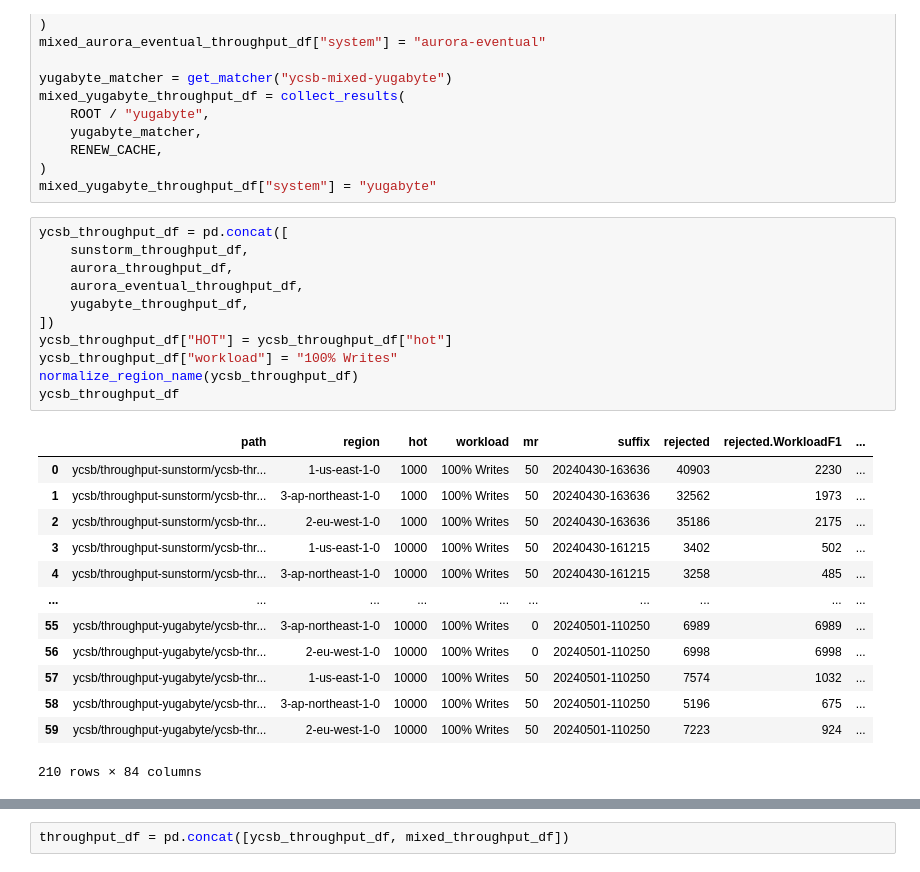
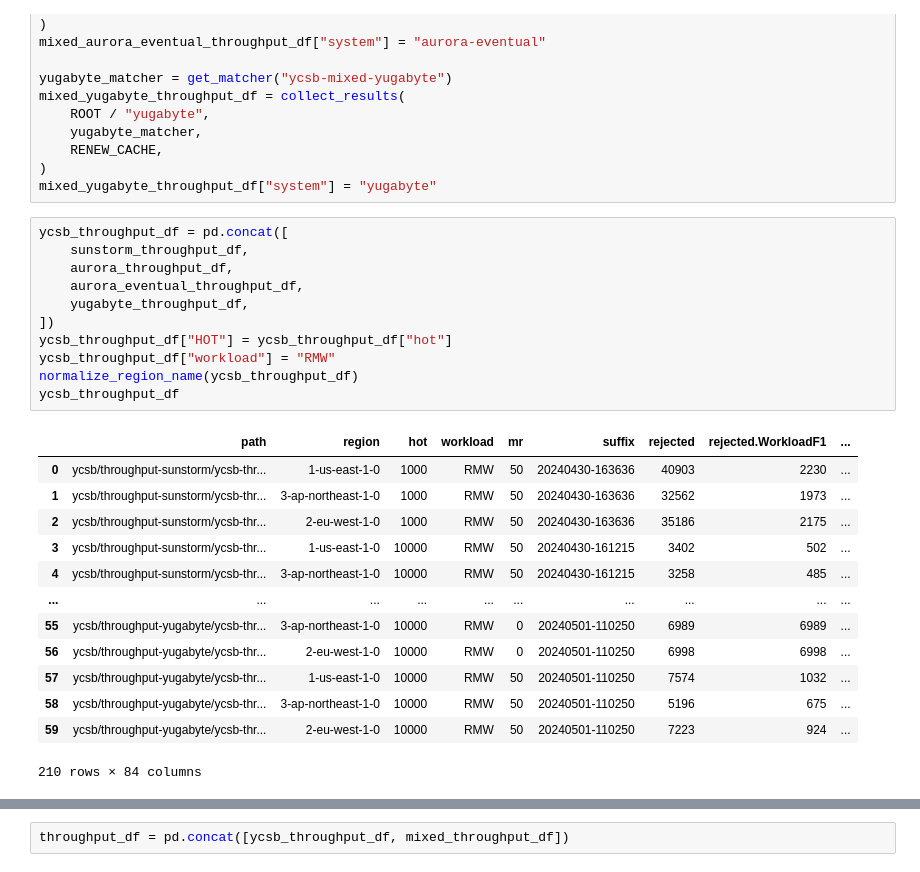
Before and after one commit to ctring/sunstorm-analysis, a Jupyter notebook: combined.ipynb, the cells around one changed output, grey strips where cells are left out. Drawn from its saved outputs; the diff is of its cells as text.

```diff
--- a/combined.ipynb
+++ b/combined.ipynb
@@ -107,27 +107,27 @@ mixed_yugabyte_throughput_df["system"] = "yugabyte"
 # %%
 ycsb_throughput_df = pd.concat([
     sunstorm_throughput_df,
     aurora_throughput_df,
     aurora_eventual_throughput_df,
     yugabyte_throughput_df,
 ])
 ycsb_throughput_df["HOT"] = ycsb_throughput_df["hot"]
-ycsb_throughput_df["workload"] = "100% Writes"
+ycsb_throughput_df["workload"] = "RMW"
 normalize_region_name(ycsb_throughput_df)
 ycsb_throughput_df
 # %% [output]
 |  | path | region | hot | workload | mr | suffix | rejected | rejected.WorkloadF1 | ... |
-| 0 | ycsb/throughput-sunstorm/ycsb-thr... | 1-us-east-1-0 | 1000 | 100% Writes | 50 | 20240430-163636 | 40903 | 2230 | ... |
-| 1 | ycsb/throughput-sunstorm/ycsb-thr... | 3-ap-northeast-1-0 | 1000 | 100% Writes | 50 | 20240430-163636 | 32562 | 1973 | ... |
-| 2 | ycsb/throughput-sunstorm/ycsb-thr... | 2-eu-west-1-0 | 1000 | 100% Writes | 50 | 20240430-163636 | 35186 | 2175 | ... |
-| 3 | ycsb/throughput-sunstorm/ycsb-thr... | 1-us-east-1-0 | 10000 | 100% Writes | 50 | 20240430-161215 | 3402 | 502 | ... |
-| 4 | ycsb/throughput-sunstorm/ycsb-thr... | 3-ap-northeast-1-0 | 10000 | 100% Writes | 50 | 20240430-161215 | 3258 | 485 | ... |
+| 0 | ycsb/throughput-sunstorm/ycsb-thr... | 1-us-east-1-0 | 1000 | RMW | 50 | 20240430-163636 | 40903 | 2230 | ... |
+| 1 | ycsb/throughput-sunstorm/ycsb-thr... | 3-ap-northeast-1-0 | 1000 | RMW | 50 | 20240430-163636 | 32562 | 1973 | ... |
+| 2 | ycsb/throughput-sunstorm/ycsb-thr... | 2-eu-west-1-0 | 1000 | RMW | 50 | 20240430-163636 | 35186 | 2175 | ... |
+| 3 | ycsb/throughput-sunstorm/ycsb-thr... | 1-us-east-1-0 | 10000 | RMW | 50 | 20240430-161215 | 3402 | 502 | ... |
+| 4 | ycsb/throughput-sunstorm/ycsb-thr... | 3-ap-northeast-1-0 | 10000 | RMW | 50 | 20240430-161215 | 3258 | 485 | ... |
 | ... | ... | ... | ... | ... | ... | ... | ... | ... | ... |
-| 55 | ycsb/throughput-yugabyte/ycsb-thr... | 3-ap-northeast-1-0 | 10000 | 100% Writes | 0 | 20240501-110250 | 6989 | 6989 | ... |
-| 56 | ycsb/throughput-yugabyte/ycsb-thr... | 2-eu-west-1-0 | 10000 | 100% Writes | 0 | 20240501-110250 | 6998 | 6998 | ... |
-| 57 | ycsb/throughput-yugabyte/ycsb-thr... | 1-us-east-1-0 | 10000 | 100% Writes | 50 | 20240501-110250 | 7574 | 1032 | ... |
-| 58 | ycsb/throughput-yugabyte/ycsb-thr... | 3-ap-northeast-1-0 | 10000 | 100% Writes | 50 | 20240501-110250 | 5196 | 675 | ... |
-| 59 | ycsb/throughput-yugabyte/ycsb-thr... | 2-eu-west-1-0 | 10000 | 100% Writes | 50 | 20240501-110250 | 7223 | 924 | ... |
+| 55 | ycsb/throughput-yugabyte/ycsb-thr... | 3-ap-northeast-1-0 | 10000 | RMW | 0 | 20240501-110250 | 6989 | 6989 | ... |
+| 56 | ycsb/throughput-yugabyte/ycsb-thr... | 2-eu-west-1-0 | 10000 | RMW | 0 | 20240501-110250 | 6998 | 6998 | ... |
+| 57 | ycsb/throughput-yugabyte/ycsb-thr... | 1-us-east-1-0 | 10000 | RMW | 50 | 20240501-110250 | 7574 | 1032 | ... |
+| 58 | ycsb/throughput-yugabyte/ycsb-thr... | 3-ap-northeast-1-0 | 10000 | RMW | 50 | 20240501-110250 | 5196 | 675 | ... |
+| 59 | ycsb/throughput-yugabyte/ycsb-thr... | 2-eu-west-1-0 | 10000 | RMW | 50 | 20240501-110250 | 7223 | 924 | ... |
 210 rows × 84 columns
 # %%
 mixed_throughput_df = pd.concat([
```
Also changed, not shown: parts of 4 cells of this notebook, 3 other files.
